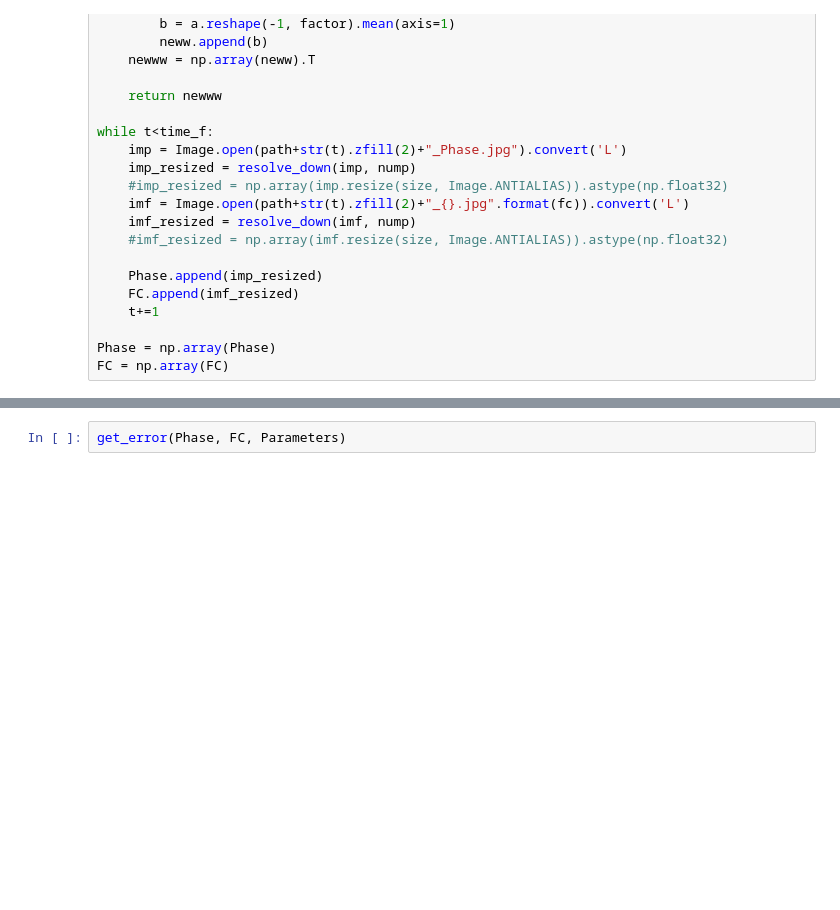
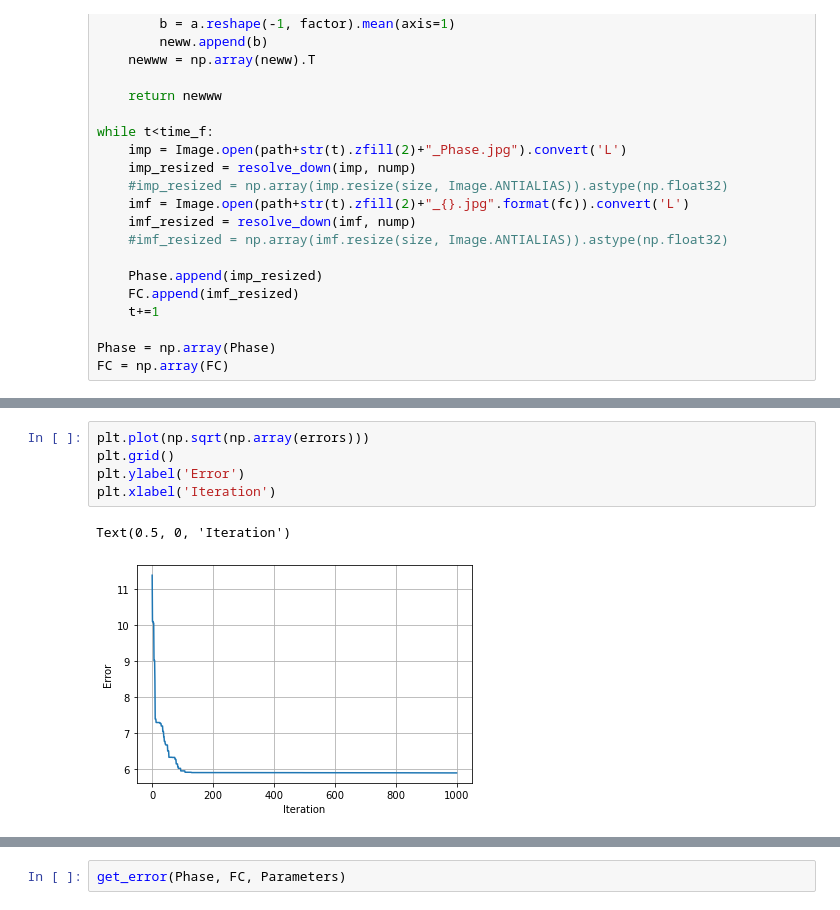
Before and after one commit to sultannazir/MS_codes, a Jupyter notebook: MS_codes/Monoculture/optimization.ipynb, the cells around one changed output, grey strips where cells are left out. Saved outputs shown, nothing was run; the diff lists cells and outputs as text; blank space fills up the shorter version.

```diff
--- a/MS_codes/Monoculture/optimization.ipynb
+++ b/MS_codes/Monoculture/optimization.ipynb
@@ -310,0 +352,8 @@ Parameters
+# %%
+plt.plot(np.sqrt(np.array(errors)))
+plt.grid()
+plt.ylabel('Error')
+plt.xlabel('Iteration')
+# %% [output]
+Text(0.5, 0, 'Iteration')
+[figure, added]
```
Also changed, not shown: parts of 46 cells of this notebook, 1 other file.
